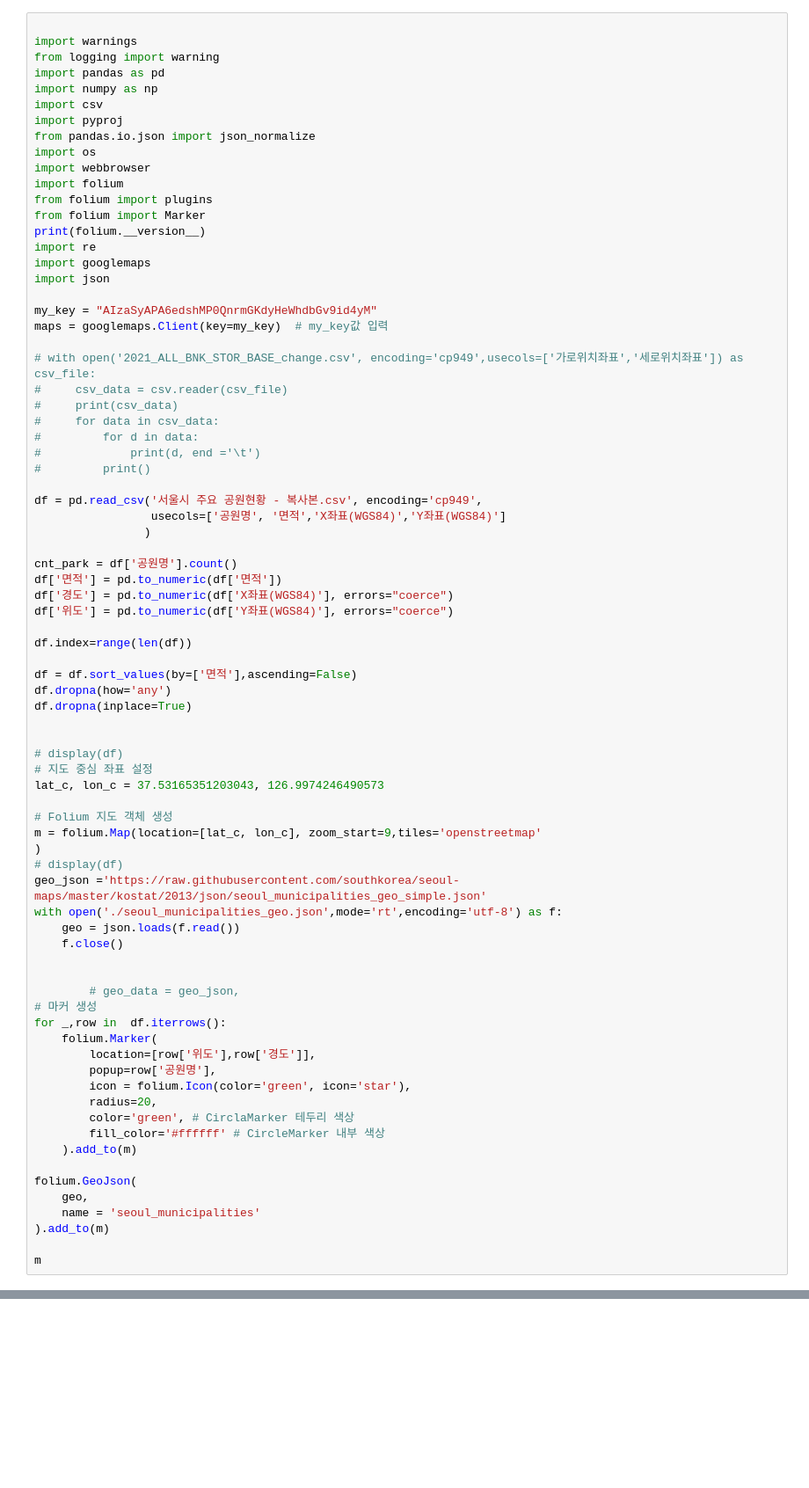
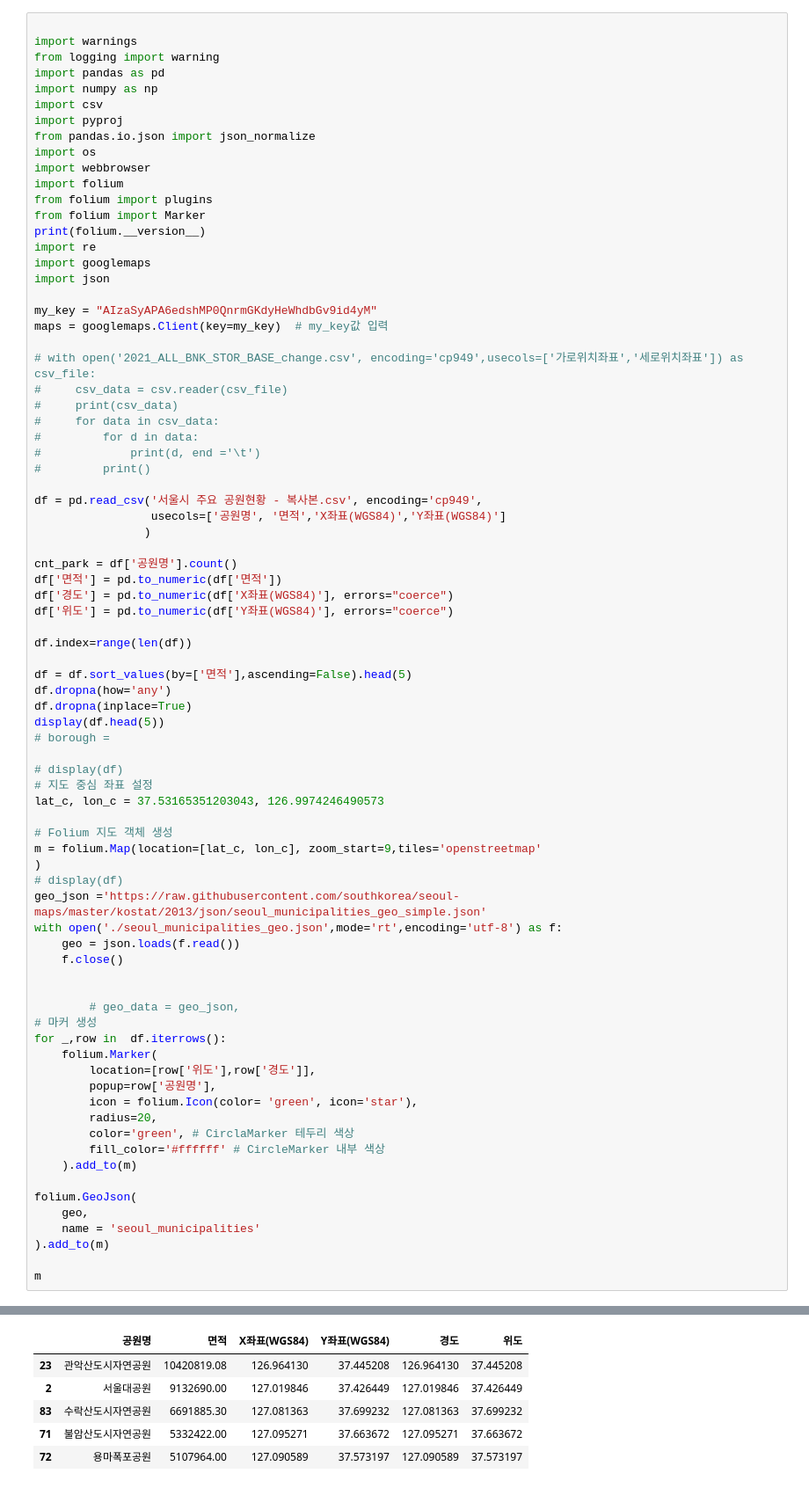
Before and after one commit to SonEunBi/Bank_Project, a Jupyter notebook: park_seoul.ipynb, the cells around one changed output, grey strips where cells are left out. Shown at 88% size. Saved outputs shown, nothing was run; the diff lists cells and outputs as text; blank space fills up the shorter version.

```diff
--- a/park_seoul.ipynb
+++ b/park_seoul.ipynb
@@ -39,10 +39,11 @@ df['위도'] = pd.to_numeric(df['Y좌표(WGS84)'], errors="coerce")
 
 df.index=range(len(df))
 
-df = df.sort_values(by=['면적'],ascending=False)
+df = df.sort_values(by=['면적'],ascending=False).head(5)
 df.dropna(how='any')
 df.dropna(inplace=True)
-
+display(df.head(5))
+# borough =
 
 # display(df)
 # 지도 중심 좌표 설정
@@ -50,32 +51,38 @@ lat_c, lon_c = 37.53165351203043, 126.9974246490573
 
 # Folium 지도 객체 생성
 m = folium.Map(location=[lat_c, lon_c], zoom_start=9,tiles='openstreetmap'
 )
 # display(df)
 geo_json ='https://raw.githubusercontent.com/southkorea/seoul-maps/master/kostat/2013/json/seoul_municipalities_geo_simple.json'
 with open('./seoul_municipalities_geo.json',mode='rt',encoding='utf-8') as f:
     geo = json.loads(f.read())
     f.close()
 
 
         # geo_data = geo_json,
 # 마커 생성
 for _,row in  df.iterrows():
     folium.Marker(
         location=[row['위도'],row['경도']],
         popup=row['공원명'],
-        icon = folium.Icon(color='green', icon='star'),
+        icon = folium.Icon(color= 'green', icon='star'),
         radius=20,
         color='green', # CirclaMarker 테두리 색상
         fill_color='#ffffff' # CircleMarker 내부 색상
     ).add_to(m)
 
 folium.GeoJson(
     geo,
     name = 'seoul_municipalities'
 ).add_to(m)
 
 m
 # %% [output]
 0.12.1.post1
+|  | 공원명 | 면적 | X좌표(WGS84) | Y좌표(WGS84) | 경도 | 위도 |
+| 23 | 관악산도시자연공원 | 10420819.08 | 126.964130 | 37.445208 | 126.964130 | 37.445208 |
+| 2 | 서울대공원 | 9132690.00 | 127.019846 | 37.426449 | 127.019846 | 37.426449 |
+| 83 | 수락산도시자연공원 | 6691885.30 | 127.081363 | 37.699232 | 127.081363 | 37.699232 |
+| 71 | 불암산도시자연공원 | 5332422.00 | 127.095271 | 37.663672 | 127.095271 | 37.663672 |
+| 72 | 용마폭포공원 | 5107964.00 | 127.090589 | 37.573197 | 127.090589 | 37.573197 |
 [interactive output not drawn]
```
Also changed, not shown: parts of 1 cell of this notebook, 7 other files.
